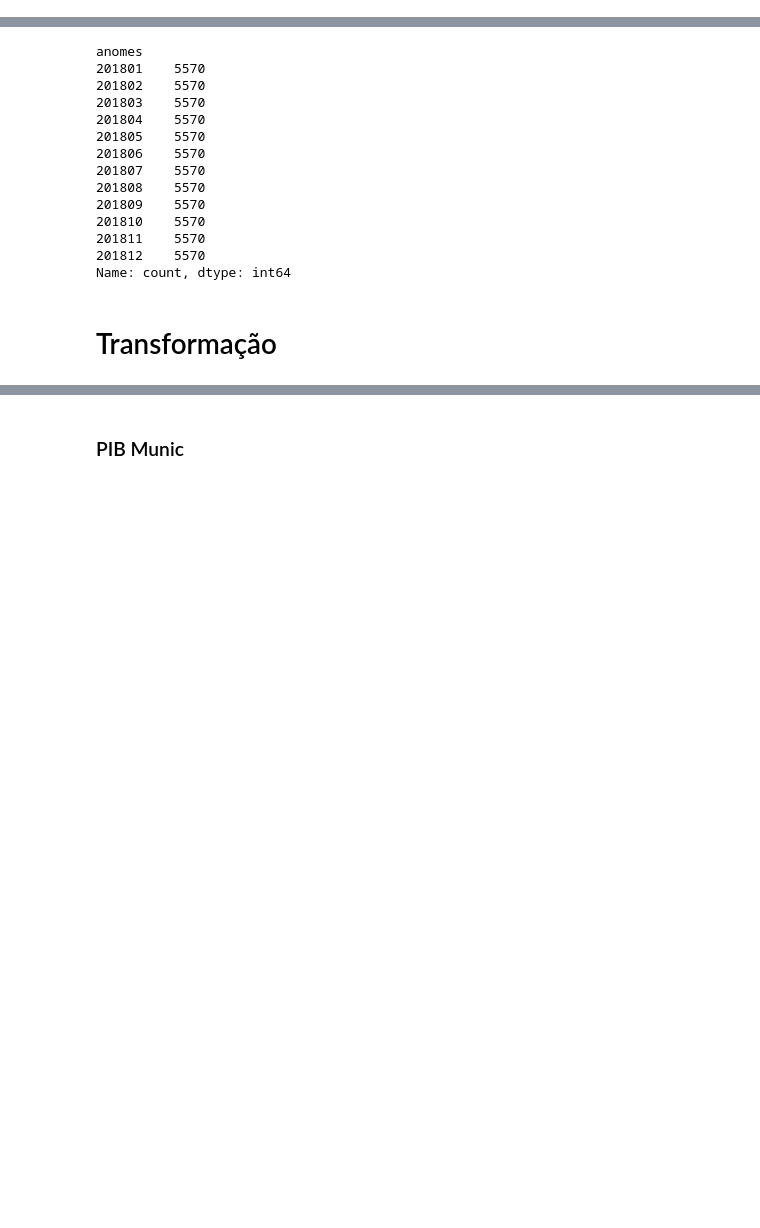
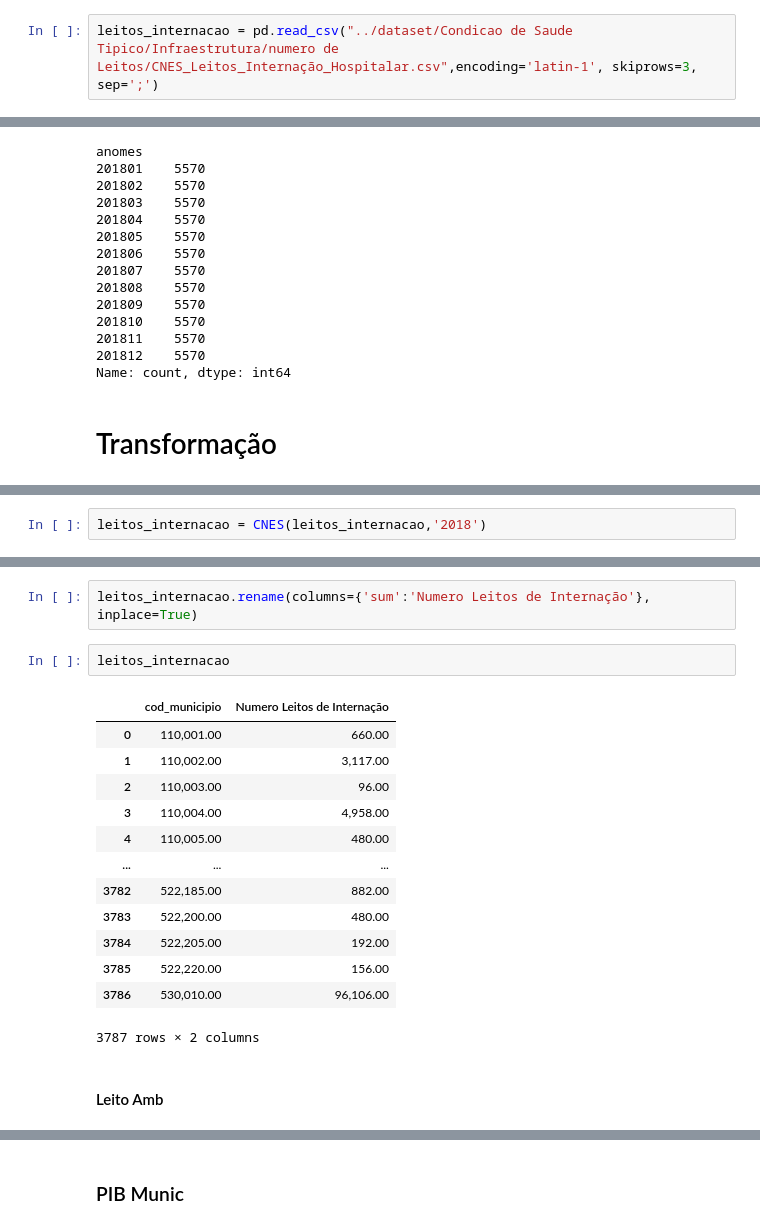
Before and after one commit to AHChaves/IC-InSAN, a Jupyter notebook: Integracao/integracao_2018.ipynb, the cells around one changed output, grey strips where cells are left out. Saved outputs shown, nothing was run; the diff lists cells and outputs as text; blank space fills up the shorter version.

```diff
--- a/Integracao/integracao_2018.ipynb
+++ b/Integracao/integracao_2018.ipynb
@@ -14,0 +18,2 @@ pib_Munic_BD = pd.read_excel("../dataset/Economico/Renda e Desenvolvimento/PIB/P
+# %%
+leitos_internacao = pd.read_csv("../dataset/Condicao de Saude Tipico/Infraestrutura/numero de Leitos/CNES_Leitos_Internação_Hospitalar.csv",encoding='latin-1', skiprows=3, sep=';')
@@ -134,0 +218,2 @@ Name: count, dtype: int64
+# %%
+leitos_internacao = CNES(leitos_internacao,'2018')
@@ -134,0 +230,20 @@ Name: count, dtype: int64
+# %%
+leitos_internacao.rename(columns={'sum':'Numero Leitos de Internação'}, inplace=True)
+# %%
+leitos_internacao
+# %% [output]
+|  | cod_municipio | Numero Leitos de Internação |
+| 0 | 110,001.00 | 660.00 |
+| 1 | 110,002.00 | 3,117.00 |
+| 2 | 110,003.00 | 96.00 |
+| 3 | 110,004.00 | 4,958.00 |
+| 4 | 110,005.00 | 480.00 |
+| ... | ... | ... |
+| 3782 | 522,185.00 | 882.00 |
+| 3783 | 522,200.00 | 480.00 |
+| 3784 | 522,205.00 | 192.00 |
+| 3785 | 522,220.00 | 156.00 |
+| 3786 | 530,010.00 | 96,106.00 |
+3787 rows × 2 columns
+# %% [markdown]
+#### Leito Amb
```
Also changed, not shown: parts of 24 cells of this notebook.
